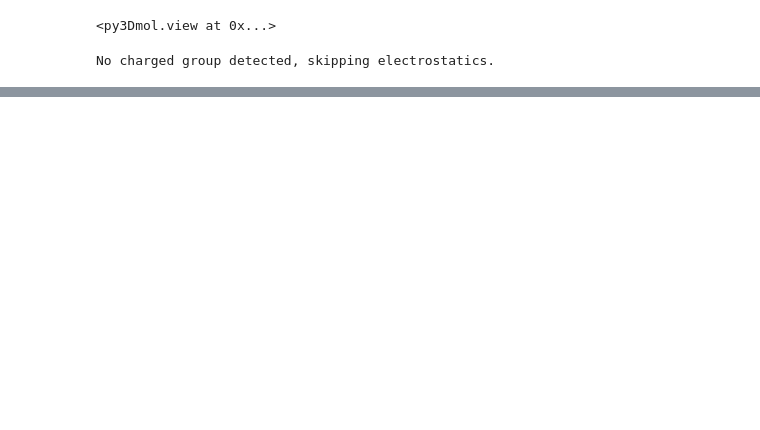
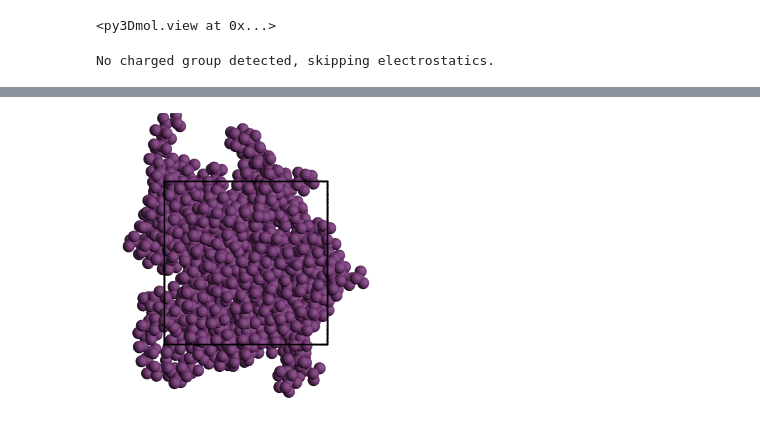
Before and after one commit to chrisjonesBSU/flowerMD, a Jupyter notebook: tutorials/Presentation.ipynb, the cells around one changed output, grey strips where cells are left out. Drawn from its saved outputs; the diff is of its cells as text; code cells hidden in the pictures; blank space fills up the shorter version.

```diff
--- a/tutorials/Presentation.ipynb
+++ b/tutorials/Presentation.ipynb
@@ -79,0 +136,5 @@ slab_sim.run_NVT(n_steps=100, tau_kt=100*slab_sim.dt, kT=4.0)
+# %%
+view.view_axis = (1, 0 , 0)
+view.view()
+# %% [output]
+[figure, added]
```
Also changed, not shown: parts of 10 cells of this notebook.
